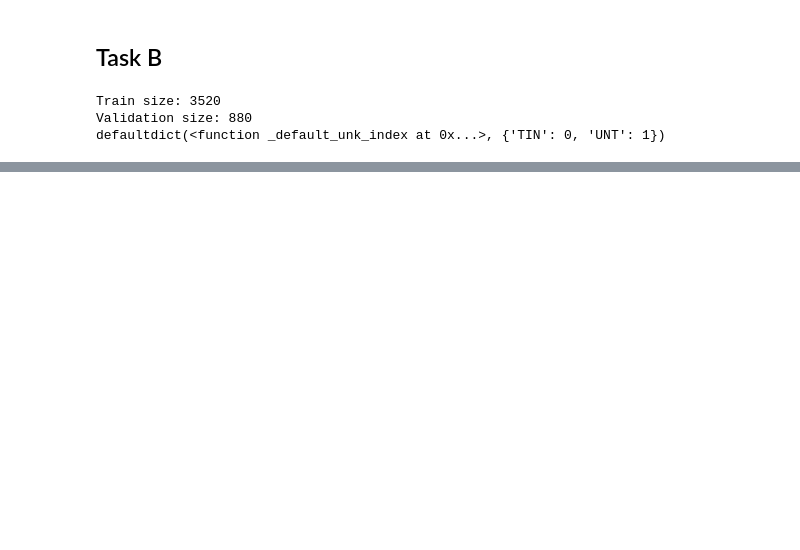
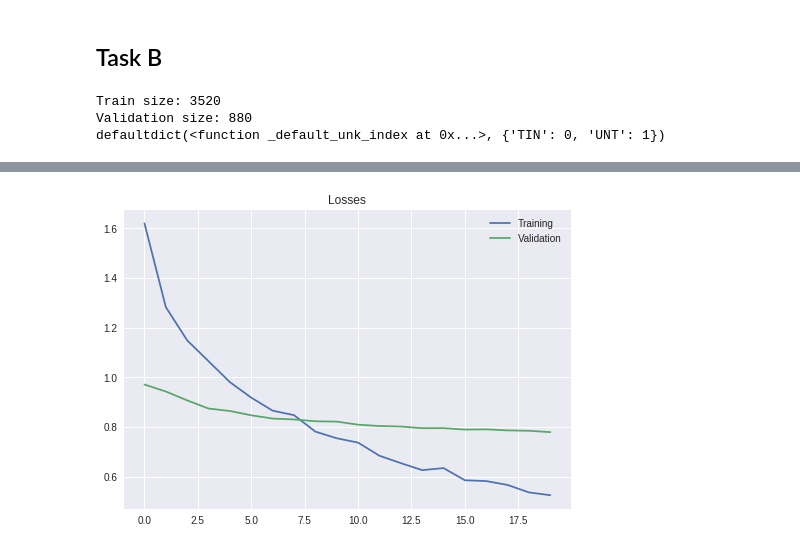
Before and after one commit to adesam146/nlpcw, a Jupyter notebook: NLP_CW.ipynb, the cells around one changed output, grey strips where cells are left out. Drawn from its saved outputs; the diff is of its cells as text; code cells hidden in the pictures; blank space fills up the shorter version.

```diff
--- a/NLP_CW.ipynb
+++ b/NLP_CW.ipynb
@@ -627,0 +667,15 @@ plt.show()
+# %%
+#CONV with Glove
+embedding_dim = 200
+window_size = 3
+lr = 0.00025
+out_channels = 100
+dropout = 0.5
+
+model = SimpleClassifierGloVe(TEXT.vocab, embedding_dim, window_size, out_channels, dropout, num_classes=3)
+
+optimizer = optim.Adam(model.parameters(), lr)
+loss_fn = nn.CrossEntropyLoss()
+
+
+t_losses, v_losses = train_helper('subtask_c', model, optimizer, loss_fn = loss_fn, epochs = 20, train_loader=train_iterator, valid_loader=valid_iterator)
@@ -627,0 +717,14 @@ plt.show()
+# %%
+from matplotlib import pyplot as plt
+
+fig1, ax1 = plt.subplots()
+
+ax1.plot(t_losses, label='Training')
+ax1.plot(v_losses, label='Validation')
+
+ax1.set_title('Losses')
+ax1.legend()
+
+plt.show()
+# %% [output]
+[figure, added]
```
Also changed, not shown: parts of 16 cells of this notebook.
